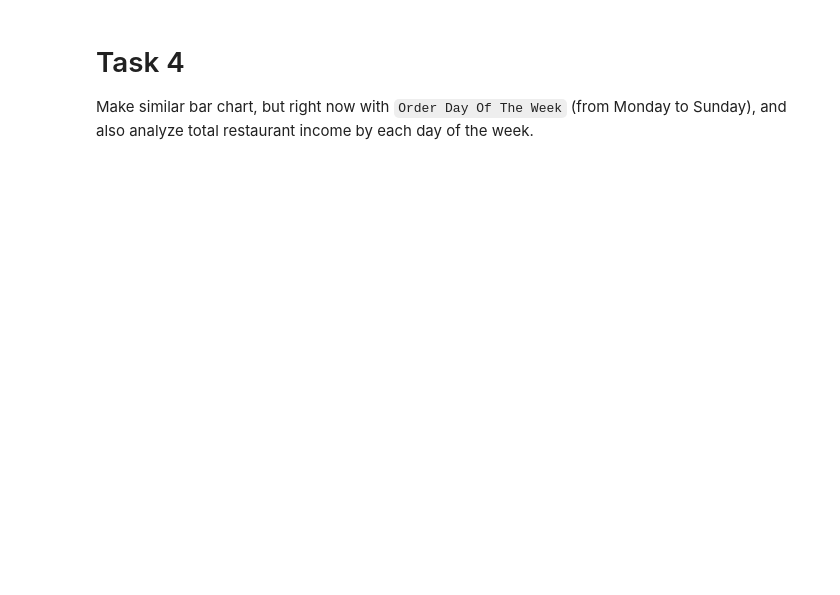
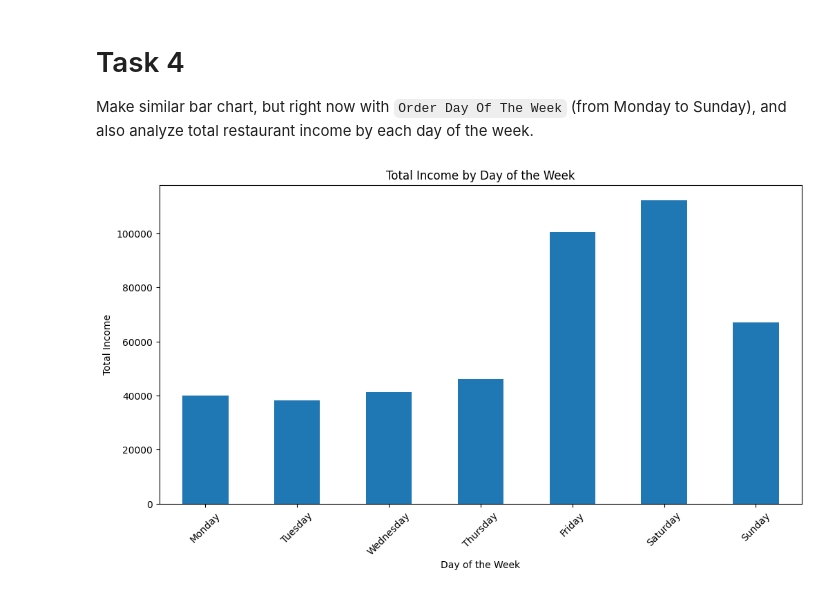
Before and after one commit to VitalyBashkiser/py-restaurant-data-analysis, a Jupyter notebook: app/main.ipynb, the cells around one changed output. Drawn from its saved outputs; the diff is of its cells as text; code cells hidden in the pictures; blank space fills up the shorter version.

```diff
--- a/app/main.ipynb
+++ b/app/main.ipynb
@@ -75,14 +103,19 @@ plt.show()
 # Task 4
 Make similar bar chart, but right now with `Order Day Of The Week` (from Monday to Sunday), and also analyze total restaurant income by each day of the week.
 # %%
-df['order_day'] = pd.to_datetime(df['order_datetime']).dt.day_name()
+df["order_day"] = pd.to_datetime(df["datetime"]).dt.day_name()
 
-income_by_day = df.groupby('order_day')['item_price'].sum()
+income_by_day = df.groupby("order_day")["item_price"].sum()
+
+sorter = ["Monday", "Tuesday", "Wednesday", "Thursday", "Friday", "Saturday", "Sunday"]
+income_by_day = income_by_day.reindex(sorter)
 
 plt.figure(figsize=(12, 6))
 income_by_day.plot.bar()
-plt.title('Total Income by Day of the Week')
-plt.xlabel('Day of the Week')
-plt.ylabel('Total Income')
+plt.title("Total Income by Day of the Week")
+plt.xlabel("Day of the Week")
+plt.ylabel("Total Income")
 plt.xticks(rotation=45)
 plt.show()
+# %% [output]
+[figure, added]
```
Also changed, not shown: parts of 6 cells of this notebook, 3 other files.
